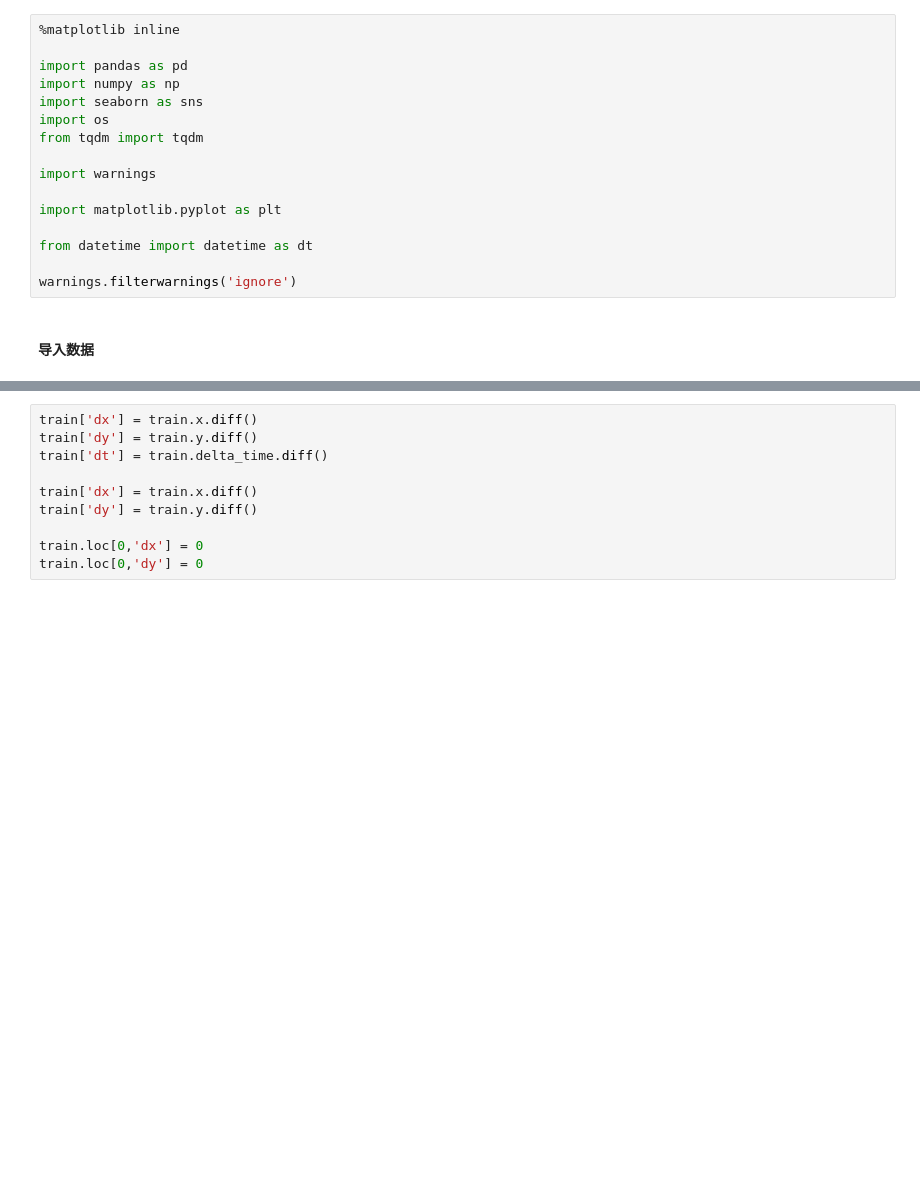
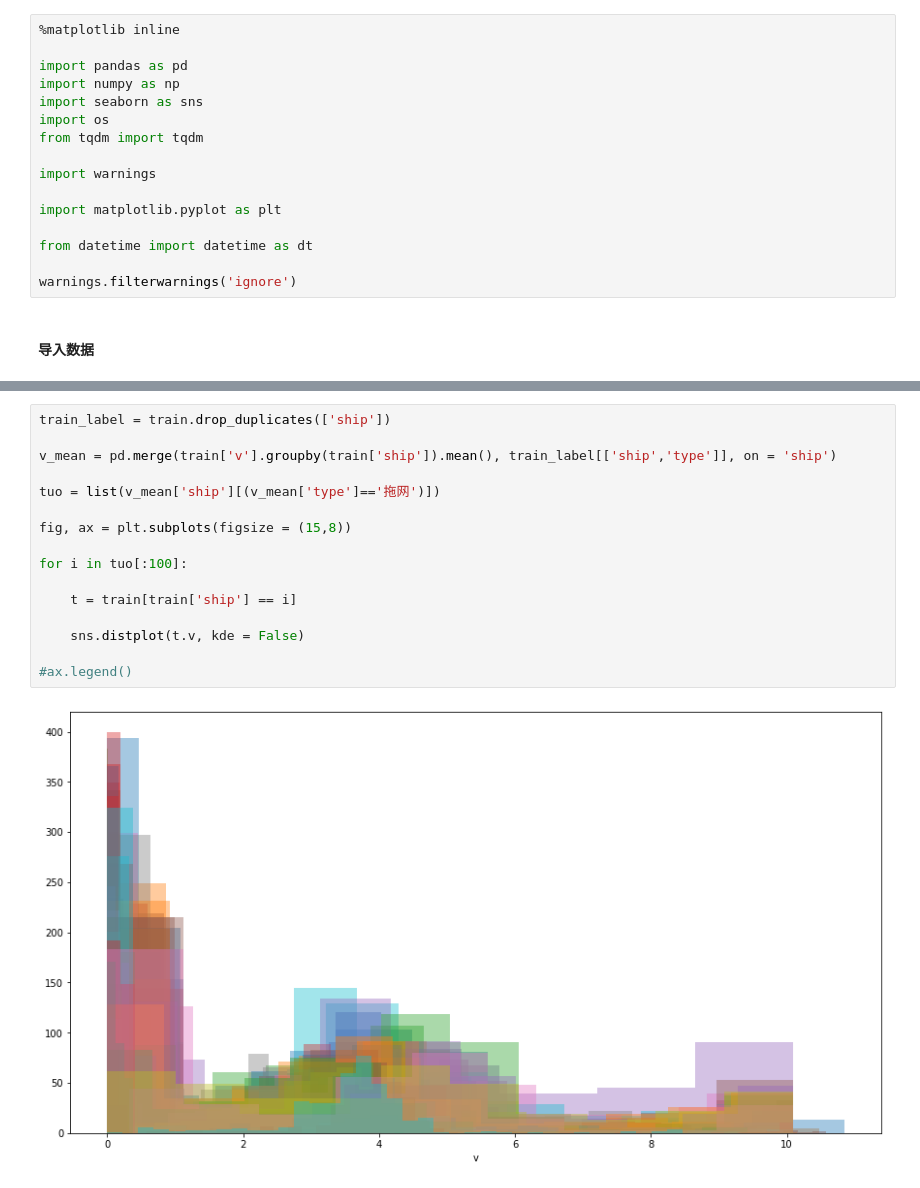
Before and after one commit to xzz666/tianchi_ship_2019, a Jupyter notebook: working/103_eda.ipynb, the cells around one changed output, grey strips where cells are left out. Cells and saved outputs as stored; diff of their text form; blank space fills up the shorter version.

```diff
--- a/working/103_eda.ipynb
+++ b/working/103_eda.ipynb
@@ -30,10 +30,18 @@ train.head()
-# %%
-train['dx'] = train.x.diff()
-train['dy'] = train.y.diff()
-train['dt'] = train.delta_time.diff()
-
-train['dx'] = train.x.diff()
-train['dy'] = train.y.diff()
-
-train.loc[0,'dx'] = 0
-train.loc[0,'dy'] = 0
+# %%
+train_label = train.drop_duplicates(['ship'])
+
+v_mean = pd.merge(train['v'].groupby(train['ship']).mean(), train_label[['ship','type']], on = 'ship')
+
+tuo = list(v_mean['ship'][(v_mean['type']=='拖网')])
+
+fig, ax = plt.subplots(figsize = (15,8))
+
+for i in tuo[:100]:
+
+    t = train[train['ship'] == i]
+
+    sns.distplot(t.v, kde = False)
+
+#ax.legend()
+# %% [output]
+[figure, added]
```
Also changed, not shown: parts of 14 cells of this notebook, 5 other files.
